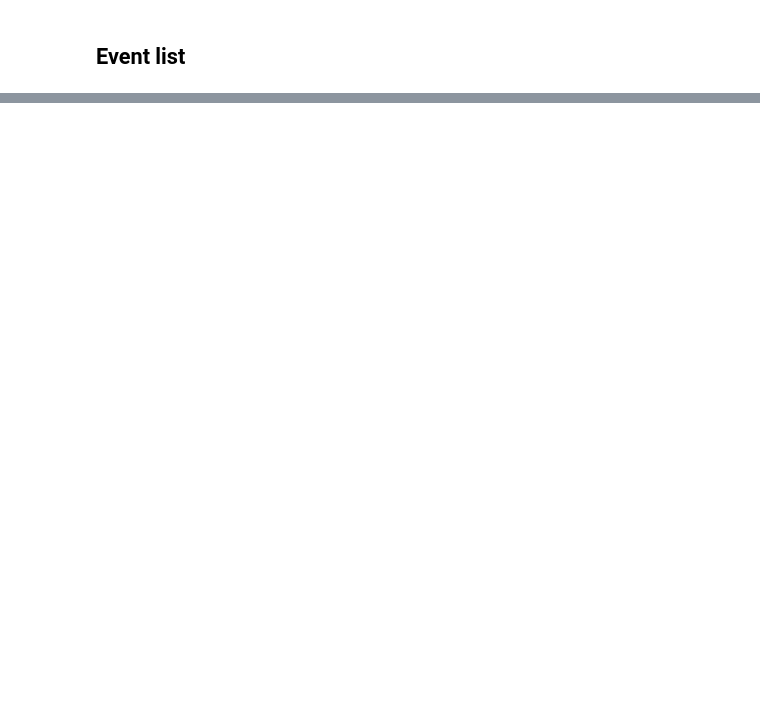
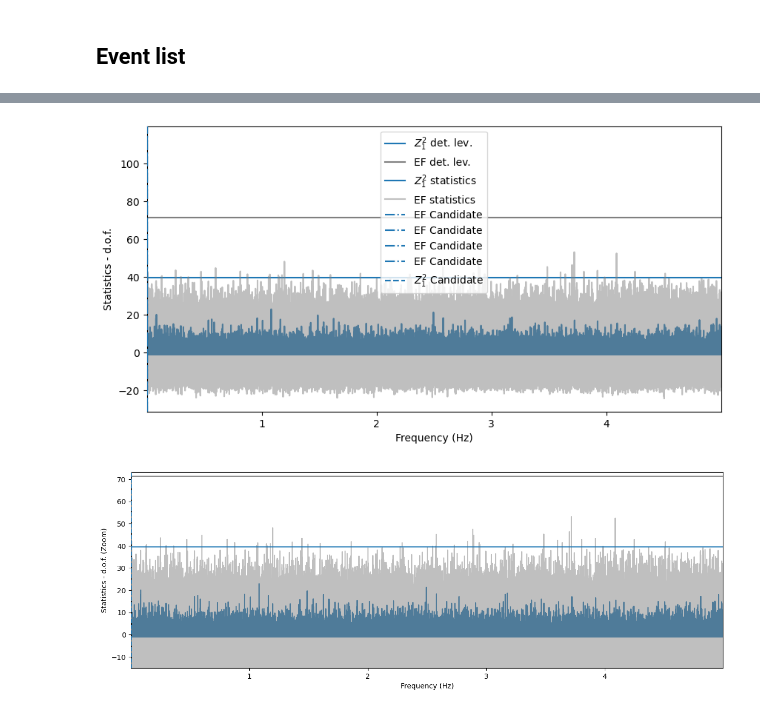
Before and after one commit to ceeliiaa/STONKS-alert, a Jupyter notebook: ObsID0945020132_SRCNUM7/EPN/ObsID0945020132_SRCNUM7_EPN_Periodicity.ipynb, the cells around one changed output, grey strips where cells are left out. Cells and saved outputs as stored; diff of their text form; code cells hidden in the pictures; blank space fills up the shorter version.

```diff
--- a/ObsID0945020132_SRCNUM7/EPN/ObsID0945020132_SRCNUM7_EPN_Periodicity.ipynb
+++ b/ObsID0945020132_SRCNUM7/EPN/ObsID0945020132_SRCNUM7_EPN_Periodicity.ipynb
@@ -300,0 +230,19 @@ print(np.mean(profile),err_low, err_high)
+# %%
+freq, efstat = epoch_folding_search(clean_events.time, frequencies, nbin=32, gti=gtis)
+freq, zstat = z_n_search(clean_events.time, frequencies, nbin=32, nharm=1, gti=gtis)
+# %%
+ntrial = (frequencies[-1] - frequencies[0]) / df_min
+z_detlev = z2_n_detection_level(n=1, epsilon=0.001, ntrial=len(freq))
+ef_detlev = fold_detection_level(32, epsilon=0.001, ntrial=len(freq))
+# %%
+cand_freqs_ef, cand_stat_ef = search_best_peaks(freq, efstat, ef_detlev)
+cand_freqs_z, cand_stat_z = search_best_peaks(freq, zstat, z_detlev)
+
+print(f"Number of significant frequencies detected by Epoch folding : {len(cand_freqs_ef)}.")
+for i in range(len(cand_freqs_ef)):
+    print("cand_freqs_ef :", cand_freqs_ef[i], "cand_stat_ef :", cand_stat_ef[i])
+
+print()
+print(f"Number of significant frequencies detected by Zn test : {len(cand_freqs_z)}.")
+for i in range(len(cand_freqs_z)):
+    print("cand_freqs_z :", cand_freqs_z[i], "cand_stat_z :", cand_stat_z[i])
@@ -300,0 +258,43 @@ print(np.mean(profile),err_low, err_high)
+# %%
+nharm=1
+nbin=32
+
+plt.figure()
+plt.axhline(z_detlev - nharm, label='$Z^2_1$ det. lev.')
+plt.axhline(ef_detlev - nbin + 1, label='EF det. lev.', color='gray')
+
+plt.plot(freq, (zstat - nharm), label='$Z^2_1$ statistics')
+plt.plot(freq, efstat - nbin + 1, color='gray', label='EF statistics', alpha=0.5)
+
+for c in cand_freqs_ef:
+    plt.axvline(c, ls='-.', label='EF Candidate', zorder=10)
+for c in cand_freqs_z:
+    plt.axvline(c, ls='--', label='$Z^2_1$ Candidate', zorder=10)
+
+#plt.axvline(1/period, color='r', lw=3, alpha=0.5, label='Correct frequency')
+plt.xlim([frequencies[0], frequencies[-1]])
+plt.xlabel('Frequency (Hz)')
+plt.ylabel('Statistics - d.o.f.')
+plt.legend()
+
+plt.figure(figsize=(15, 5))
+plt.plot(freq, (zstat - nharm), label='$Z_2$ statistics')
+plt.plot(freq, efstat - nbin + 1, color='gray', label='EF statistics', alpha=0.5)
+
+#plt.axvline(1/period, color='r', lw=3, alpha=0.5, label='Correct frequency')
+plt.axhline(z_detlev - nharm, label='$Z^2_1$ det. lev.', zorder=10)
+plt.axhline(ef_detlev - nbin + 1, label='EF det. lev.', color='gray', zorder=10)
+
+for c in cand_freqs_ef:
+    plt.axvline(c, ls='-.', label='EF Candidate', color='gray', zorder=10)
+for c in cand_freqs_z:
+    plt.axvline(c, ls='--', label='$Z^2_1$ Candidate', zorder=10)
+
+plt.xlabel('Frequency (Hz)')
+plt.ylabel('Statistics - d.o.f. (Zoom)')
+
+plt.ylim([-15, ef_detlev - nbin + 3])
+_ = plt.xlim([frequencies[0], frequencies[-1]])
+# %% [output]
+[figure, added]
+[figure, added]
```
Also changed, not shown: parts of 20 cells of this notebook, 2 other files.
